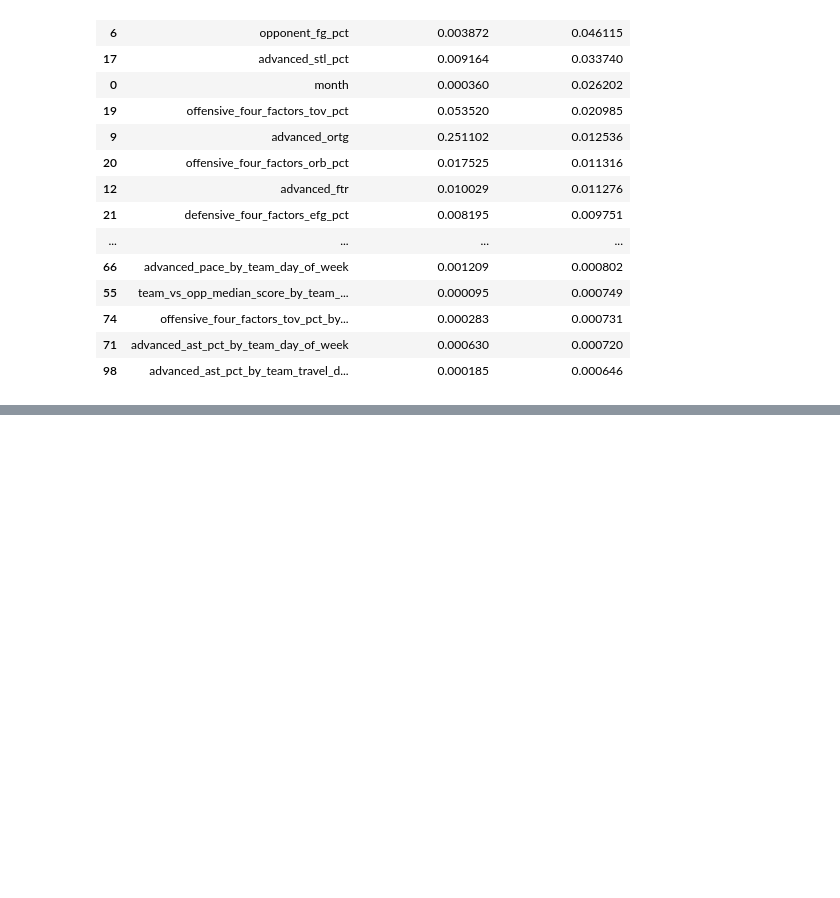
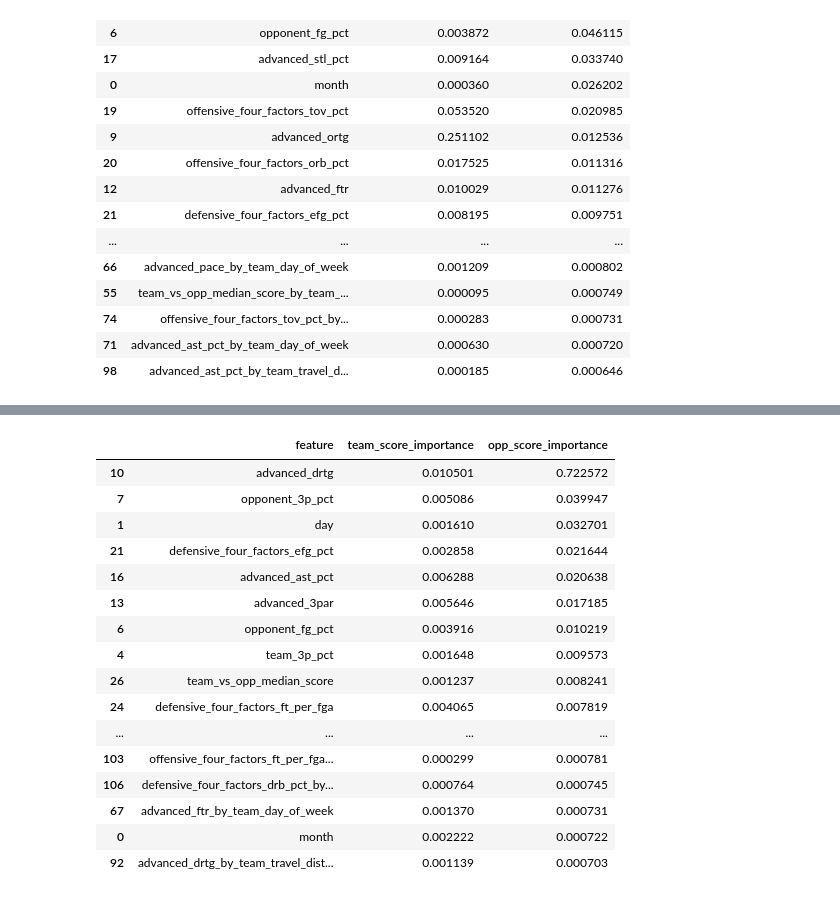
Before and after one commit to colterwood/LHL-final-final-project, a Jupyter notebook: notebooks/league_wide_modeling.ipynb, the cells around one changed output, grey strips where cells are left out. Cells and saved outputs as stored; diff of their text form; code cells hidden in the pictures; blank space fills up the shorter version.

```diff
--- a/notebooks/league_wide_modeling.ipynb
+++ b/notebooks/league_wide_modeling.ipynb
@@ -506,0 +563,21 @@ files.download("atl_importances.csv")
+# %%
+# show all or more of the ranked features
+importances_chi.sort_values(by='opp_score_importance', ascending=False).head(50)
+# %% [output]
+|  | feature | team_score_importance | opp_score_importance |
+| 10 | advanced_drtg | 0.010501 | 0.722572 |
+| 7 | opponent_3p_pct | 0.005086 | 0.039947 |
+| 1 | day | 0.001610 | 0.032701 |
+| 21 | defensive_four_factors_efg_pct | 0.002858 | 0.021644 |
+| 16 | advanced_ast_pct | 0.006288 | 0.020638 |
+| 13 | advanced_3par | 0.005646 | 0.017185 |
+| 6 | opponent_fg_pct | 0.003916 | 0.010219 |
+| 4 | team_3p_pct | 0.001648 | 0.009573 |
+| 26 | team_vs_opp_median_score | 0.001237 | 0.008241 |
+| 24 | defensive_four_factors_ft_per_fga | 0.004065 | 0.007819 |
+| ... | ... | ... | ... |
+| 103 | offensive_four_factors_ft_per_fga... | 0.000299 | 0.000781 |
+| 106 | defensive_four_factors_drb_pct_by... | 0.000764 | 0.000745 |
+| 67 | advanced_ftr_by_team_day_of_week | 0.001370 | 0.000731 |
+| 0 | month | 0.002222 | 0.000722 |
+| 92 | advanced_drtg_by_team_travel_dist... | 0.001139 | 0.000703 |
```
Also changed, not shown: parts of 59 cells of this notebook.
